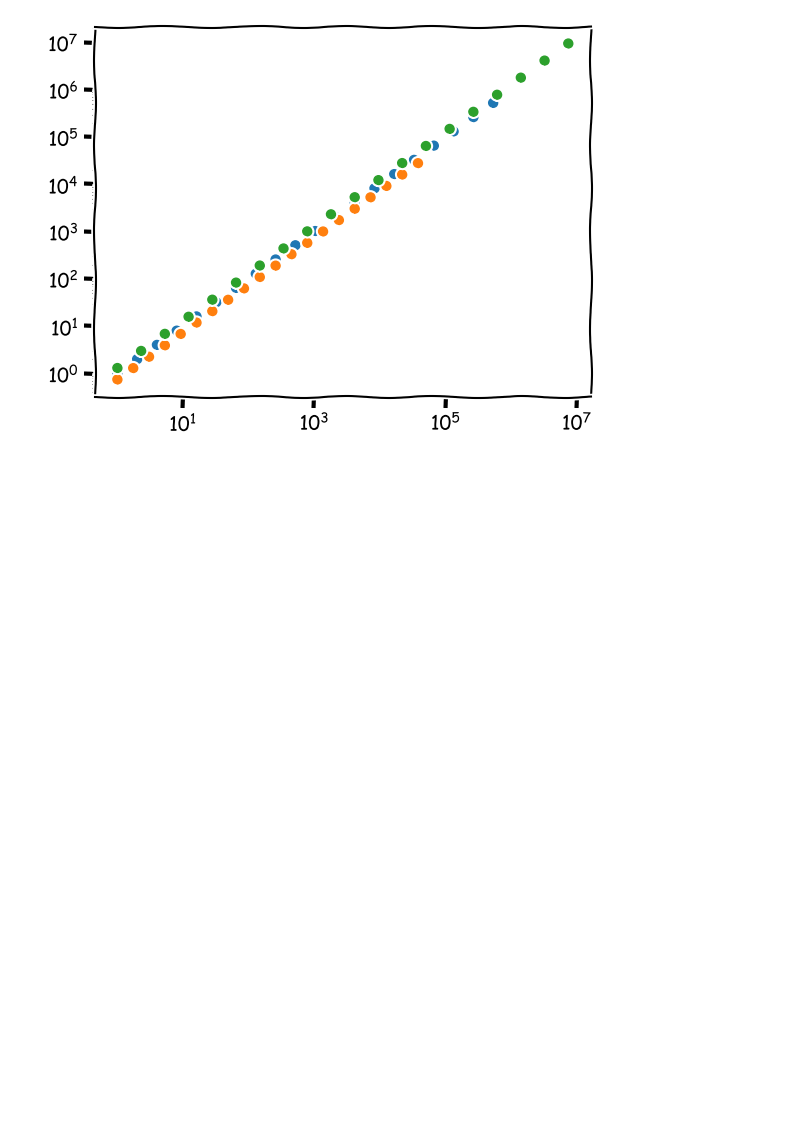
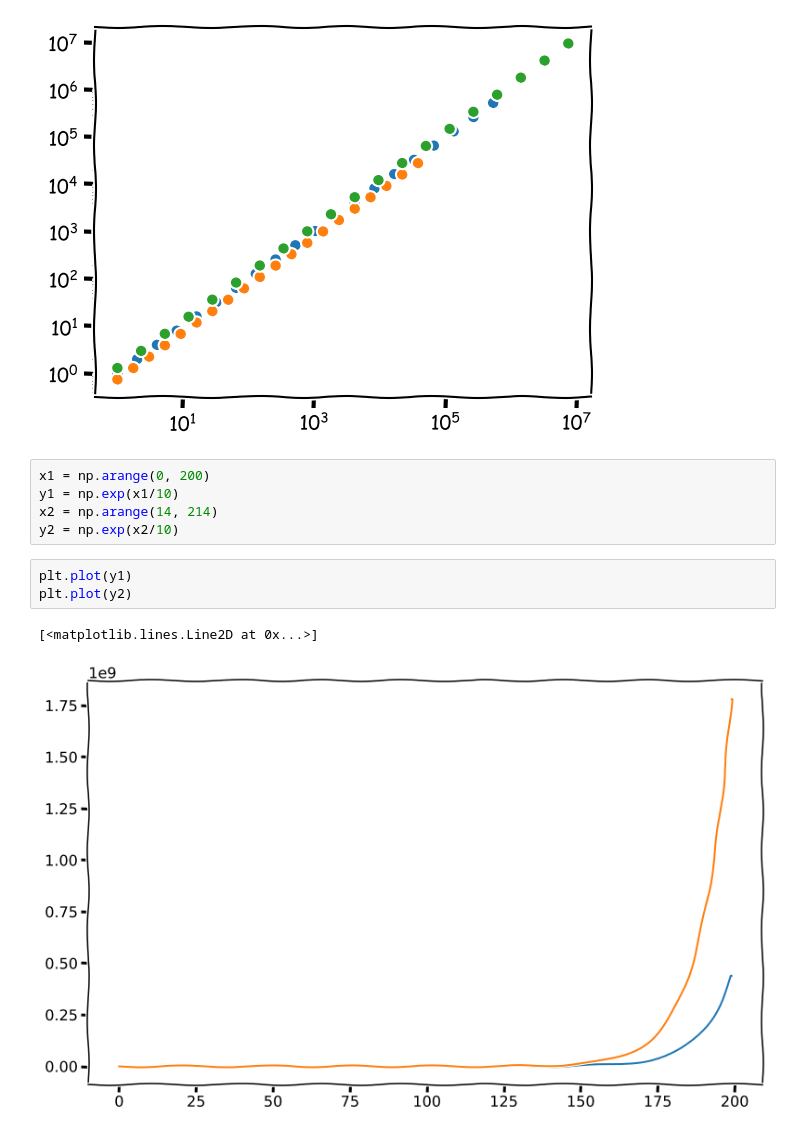
Before and after one commit to aquilesC/Covid-19-Jupyter-Notebook, a Jupyter notebook: Understanding_Sampling.ipynb, the cells around one changed output. Drawn from its saved outputs; the diff is of its cells as text; blank space fills up the shorter version.

Commit message:
Added plot on time delay of exponentials

```diff
--- a/Understanding_Sampling.ipynb
+++ b/Understanding_Sampling.ipynb
@@ -467,3 +467,14 @@ plt.xscale('log')
 plt.yscale('log')
 # %% [output]
 [figure]
+# %%
+x1 = np.arange(0, 200)
+y1 = np.exp(x1/10)
+x2 = np.arange(14, 214)
+y2 = np.exp(x2/10)
+# %%
+plt.plot(y1)
+plt.plot(y2)
+# %% [output]
+[<matplotlib.lines.Line2D at 0x...>]
+[figure, added]
```
